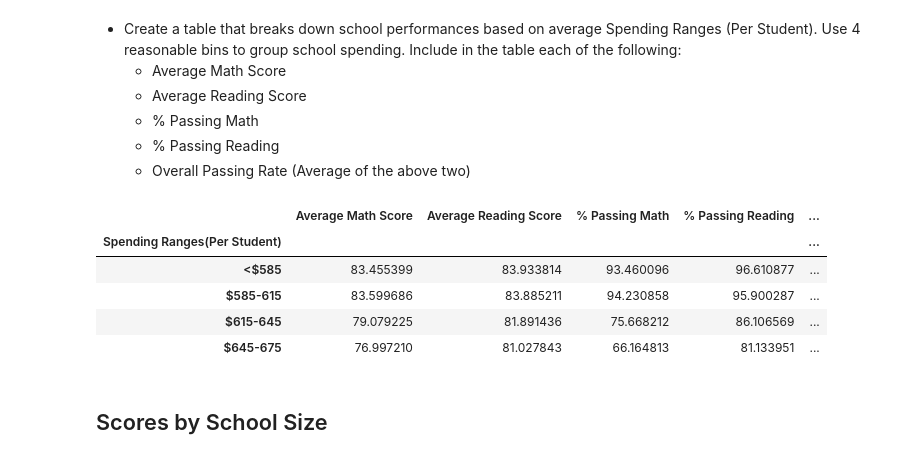
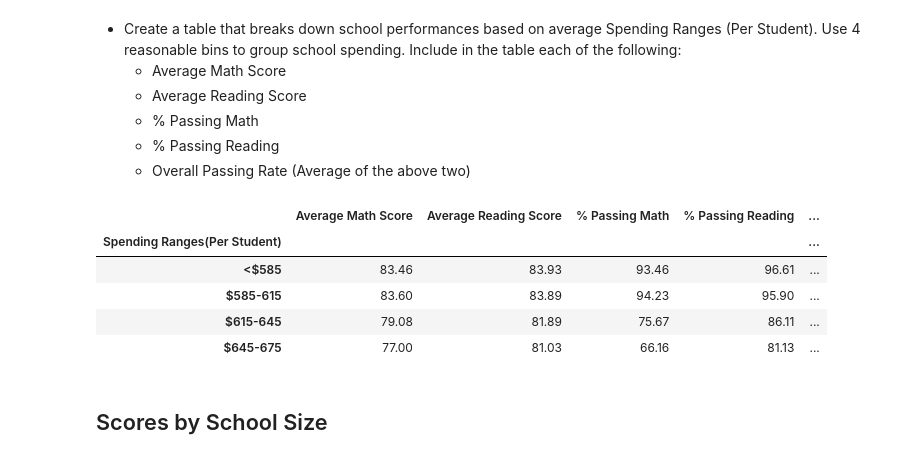
Before and after one commit to skayhan13/Pandas-Challenge, a Jupyter notebook: PyCitySchools/Resources/Pandas_Challenge_Python_Script.ipynb, the cells around one changed output. Saved outputs shown, nothing was run; the diff lists cells and outputs as text; code cells hidden in the pictures.

```diff
--- a/PyCitySchools/Resources/Pandas_Challenge_Python_Script.ipynb
+++ b/PyCitySchools/Resources/Pandas_Challenge_Python_Script.ipynb
@@ -471,36 +431,34 @@ reading_scores_grade #test
   * % Passing Reading
   * Overall Passing Rate (Average of the above two)
 # %%
-# Create the bins (school spending)
+#Names for the bins
+spending_range = ["<$585", "$585-615", "$615-645", "$645-675"]
 spending_bins = [0, 585, 615, 645, 675]
 
-# Names for the bins
-spending_range = ["<$585", "$585-615", "$615-645", "$645-675"]
+#schools_spending_df = school_summary_df
+school_result_summary_df["Spending Ranges(Per Student)"] = pd.cut(budget_per_student, bins=spending_bins, labels=spending_range)
+school_result_summary_df.head()
 
-#schools_spending_df = school_summary_df
-school_summary_df["Spending Ranges(Per Student)"] = pd.cut(budget_per_student, bins=spending_bins, labels=spending_range)
-school_summary_df.head()
-
-spending_math_score = school_summary_df.groupby(["Spending Ranges(Per Student)"])["Average Math Score"].mean()
-spending_reading_score = school_summary_df.groupby(["Spending Ranges(Per Student)"])["Average Reading Score"].mean()
-spending_passing_math = school_summary_df.groupby(["Spending Ranges(Per Student)"])["% Passing Math"].mean()
-spending_passing_reading = school_summary_df.groupby(["Spending Ranges(Per Student)"])['% Passing Reading'].mean()
-overall_passing_rate = (spending_passing_math + spending_passing_reading)/2
+spending_math_score = round(school_result_summary_df.groupby(["Spending Ranges(Per Student)"])["Average Math Score"].mean(),2)
+spending_reading_score = round(school_result_summary_df.groupby(["Spending Ranges(Per Student)"])["Average Reading Score"].mean(),2)
+spending_passing_math = round(school_result_summary_df.groupby(["Spending Ranges(Per Student)"])["% Passing Math"].mean(),2)
+spending_passing_reading = round(school_result_summary_df.groupby(["Spending Ranges(Per Student)"])["% Passing Reading"].mean(),2)
+overall_passing_rate = round((spending_passing_math + spending_passing_reading)/2,2)
 
 # Creating dataframe
 scores_by_spending = pd.DataFrame ({"Average Math Score": spending_math_score,
     "Average Reading Score": spending_reading_score,
     "% Passing Math": spending_passing_math,
     "% Passing Reading": spending_passing_reading,
     "% Overall Passing": overall_passing_rate})
 scores_by_spending
 # %% [output]
 |  | Average Math Score | Average Reading Score | % Passing Math | % Passing Reading | ... |
 | Spending Ranges(Per Student) |  |  |  |  | ... |
-| <$585 | 83.455399 | 83.933814 | 93.460096 | 96.610877 | ... |
-| $585-615 | 83.599686 | 83.885211 | 94.230858 | 95.900287 | ... |
-| $615-645 | 79.079225 | 81.891436 | 75.668212 | 86.106569 | ... |
-| $645-675 | 76.997210 | 81.027843 | 66.164813 | 81.133951 | ... |
+| <$585 | 83.46 | 83.93 | 93.46 | 96.61 | ... |
+| $585-615 | 83.60 | 83.89 | 94.23 | 95.90 | ... |
+| $615-645 | 79.08 | 81.89 | 75.67 | 86.11 | ... |
+| $645-675 | 77.00 | 81.03 | 66.16 | 81.13 | ... |
 # %% [markdown]
 ## Scores by School Size
 # %% [markdown]
```
Also changed, not shown: parts of 11 cells of this notebook.
